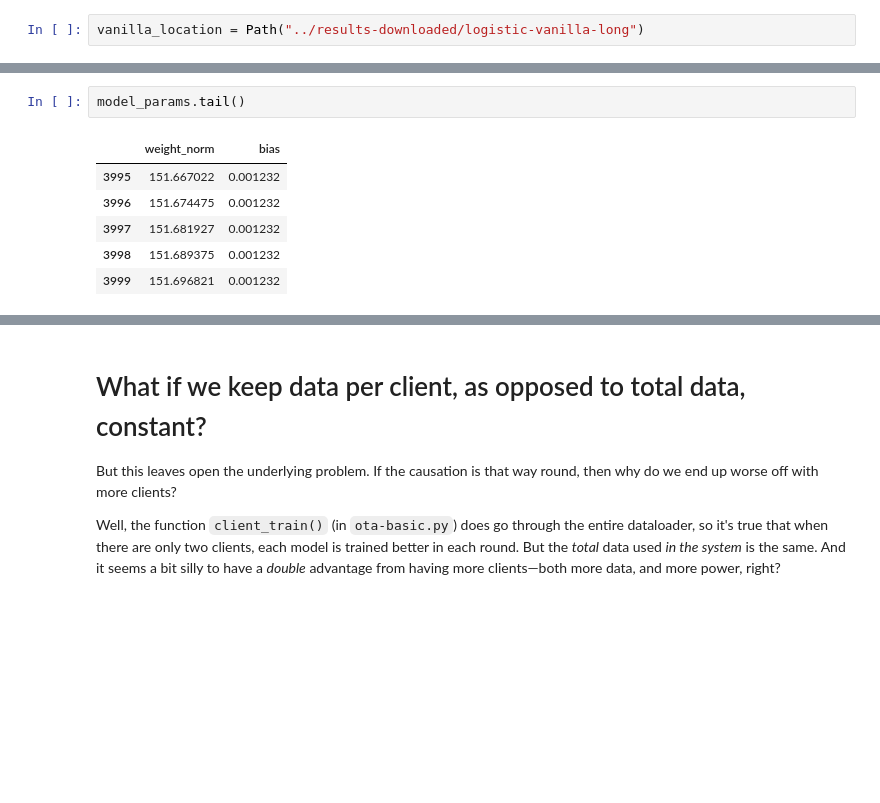
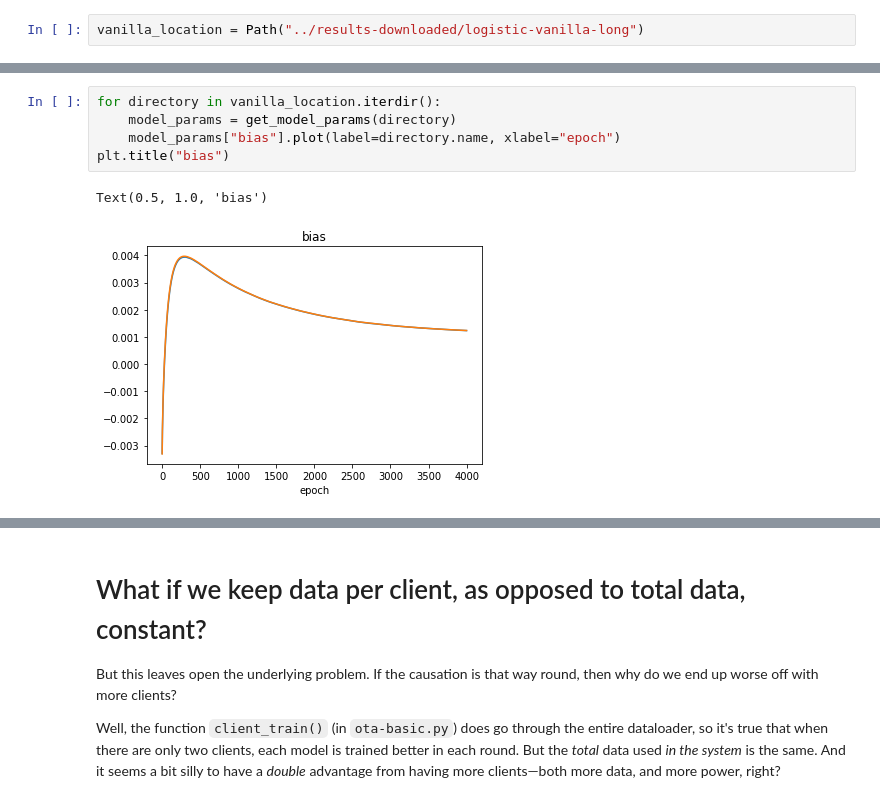
Before and after one commit to czlee/kyanite, a Jupyter notebook: ota-basic.ipynb, the cells around one changed output, grey strips where cells are left out. Saved outputs shown, nothing was run; the diff lists cells and outputs as text; blank space fills up the shorter version.

```diff
--- a/ota-basic.ipynb
+++ b/ota-basic.ipynb
@@ -280,10 +275,9 @@ model_params.plot(xlabel="epoch")
-# %%
-model_params.tail()
-# %% [output]
-|  | weight_norm | bias |
-| 3995 | 151.667022 | 0.001232 |
-| 3996 | 151.674475 | 0.001232 |
-| 3997 | 151.681927 | 0.001232 |
-| 3998 | 151.689375 | 0.001232 |
-| 3999 | 151.696821 | 0.001232 |
+# %%
+for directory in vanilla_location.iterdir():
+    model_params = get_model_params(directory)
+    model_params["bias"].plot(label=directory.name, xlabel="epoch")
+plt.title("bias")
+# %% [output]
+Text(0.5, 1.0, 'bias')
+[figure, added]
 # %% [markdown]
```
Also changed, not shown: parts of 18 cells of this notebook.
